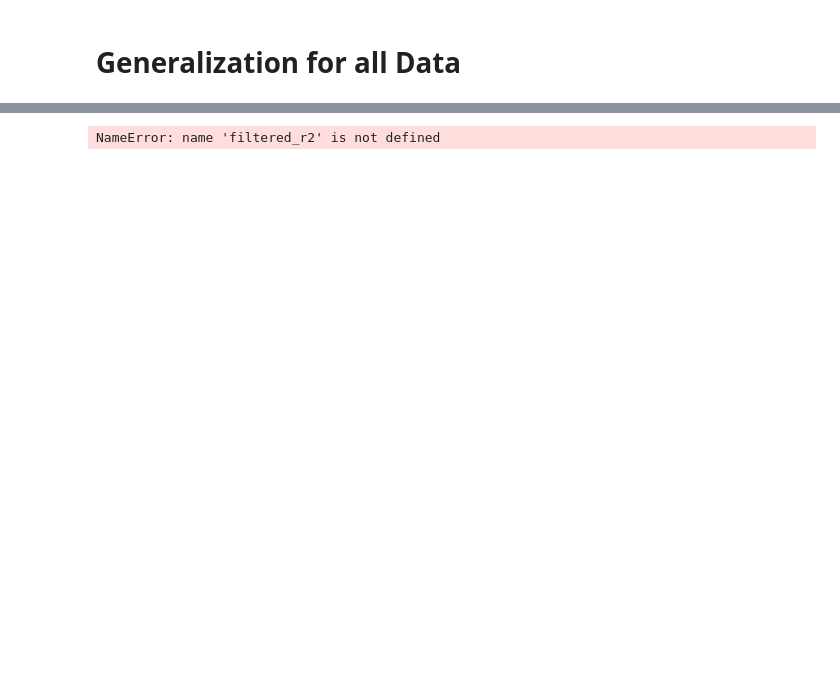
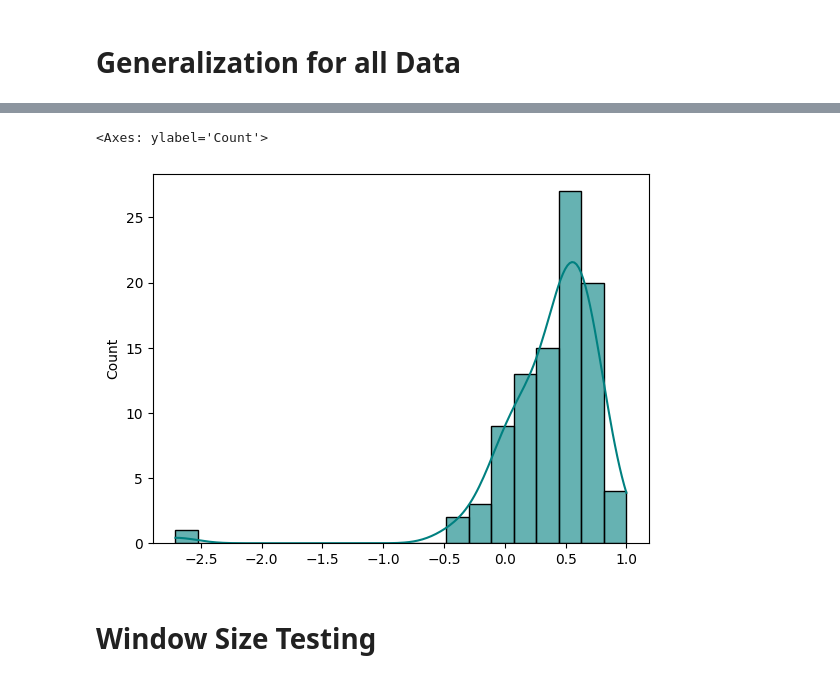
Before and after one commit to Temple-University-CIS-4496/cis-4496-project-hvac, a Jupyter notebook: Code/Modeling/BaseModel.ipynb, the cells around one changed output, grey strips where cells are left out. Drawn from its saved outputs; the diff is of its cells as text; code cells hidden in the pictures; blank space fills up the shorter version.

```diff
--- a/Code/Modeling/BaseModel.ipynb
+++ b/Code/Modeling/BaseModel.ipynb
@@ -270,10 +294,32 @@ for i in range (1, 101):
         #
         outdoor_temp_at_midnight=('Outdoor_Temperature', 'first'),
         outdoor_humidity_at_midnight=('outsideHumidity', 'first'),
+        timestamp_first=('Timestamp', 'first'),
+        timestamp_last=('Timestamp', 'last'),
     )
 
     daily_data["daily_runtime"] = daily_data["runtime_end"] - daily_data["runtime_start"]
-    daily_data = daily_data.drop(columns = ["runtime_start", "runtime_end"])
+
+    for i in range(1, len(daily_data)):
+        today = daily_data.iloc[i]
+        prev = daily_data.iloc[i - 1]
+
+        if today['runtime_start'] > prev['runtime_end']:
+
+            midnight_today = pd.Timestamp(today.name)
+            midnight_prev = midnight_today
+
+            prev_last_ts = prev['timestamp_last']
+            today_first_ts = today['timestamp_first']
+
+            prev_missing = (midnight_prev - prev_last_ts).total_seconds()
+            today_missing = (today_first_ts - midnight_today).total_seconds()
+
+            daily_data.iloc[i - 1, daily_data.columns.get_loc('daily_runtime')] += prev_missing
+            daily_data.iloc[i, daily_data.columns.get_loc('daily_runtime')] += today_missing
+
+
+    daily_data = daily_data.drop(columns = ["runtime_start", "runtime_end", "timestamp_first", "timestamp_last"])
     daily_data['day_gap'] = daily_data.index.to_series().diff().dt.days
 
 
@@ -437,8 +483,11 @@ ExplainedVariance    3.696242e-01
 dtype: float64
 # %%
 import seaborn as sns
-sns.histplot(filtered_r2, bins=20, kde=True, color='teal', alpha=0.6)
+sns.histplot(r2_list, bins=20, kde=True, color='teal', alpha=0.6)
 # %% [output]
-NameError: name 'filtered_r2' is not defined
+<Axes: ylabel='Count'>
+[figure, added]
 # %%
 #still a couple outliers due to bad data, but better
+# %% [markdown]
+# Window Size Testing
```
Also changed, not shown: parts of 14 cells of this notebook, 1 other file.
